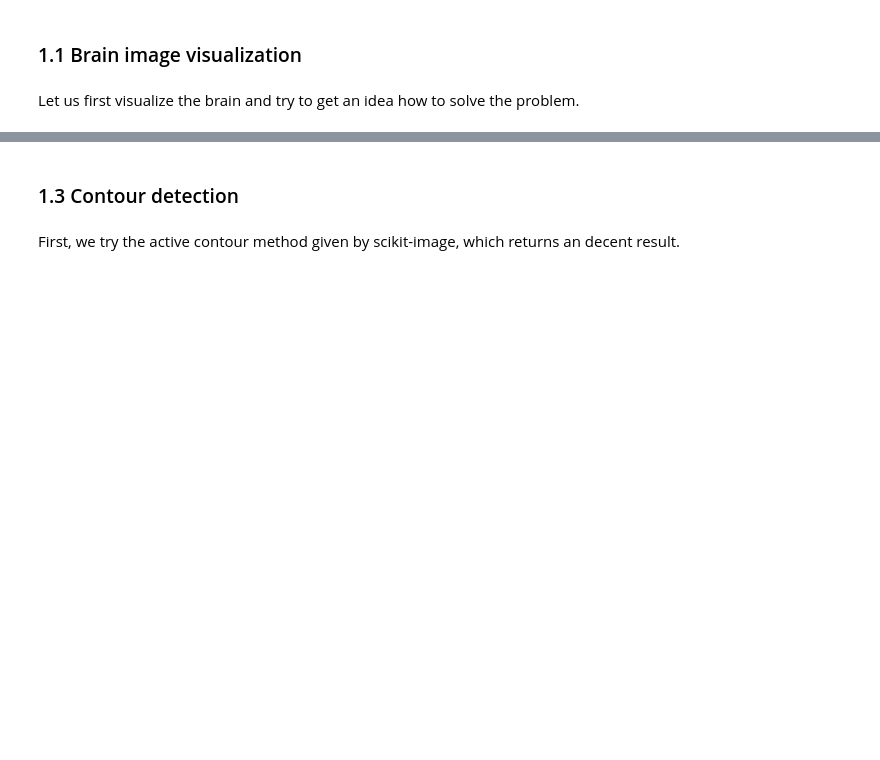
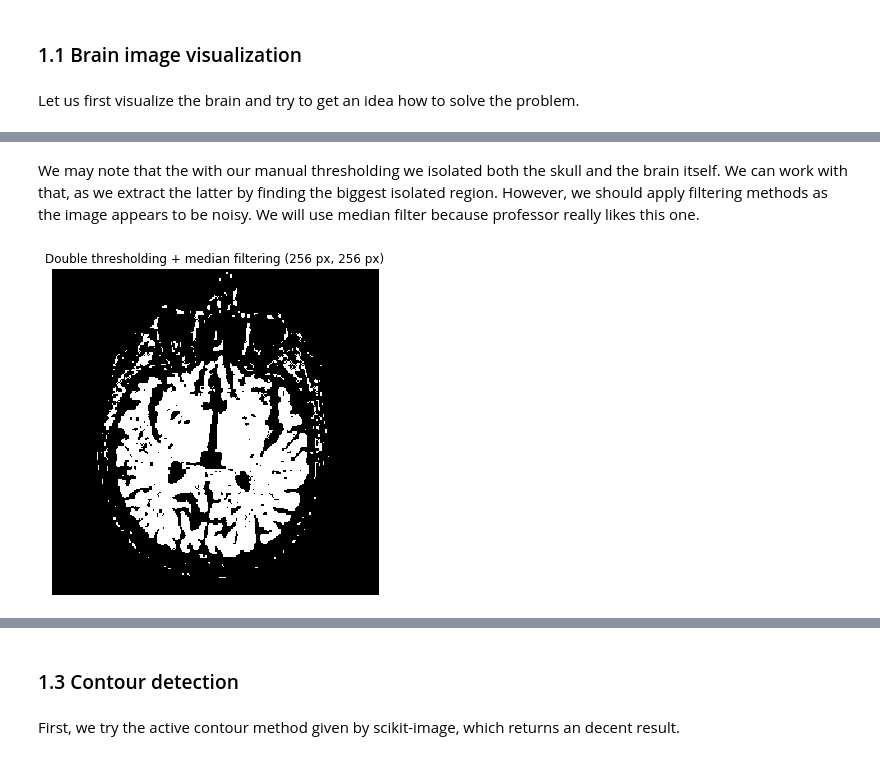
Before and after one commit to oganesManasian/Image-analysis-and-pattern-recognition, a Jupyter notebook: labs/lab_01_segmentation.ipynb, the cells around one changed output, grey strips where cells are left out. Saved outputs shown, nothing was run; the diff lists cells and outputs as text; code cells hidden in the pictures; blank space fills up the shorter version.

```diff
--- a/labs/lab_01_segmentation.ipynb
+++ b/labs/lab_01_segmentation.ipynb
@@ -232,0 +207,11 @@ As we can see combination of methods: Double Threshold + closing + median - work
+# %% [markdown]
+We may note that the with our manual thresholding we isolated both the skull and the brain itself. We can work with that, as we extract the latter by finding the biggest isolated region. However, we should apply filtering methods as the image appears to be noisy. We will use median filter because professor really likes this one.
+# %%
+brain_mask_double_filtered = median(brain_mask_double, selem=disk(1))
+
+fig, ax = plt.subplots(1, 1, figsize=(6, 6))
+ax.imshow(brain_mask_double_filtered, cmap='gray')
+ax.set_title('Double thresholding + median filtering ({} px, {} px)'.format(im_h, im_w))
+ax.axis('off');
+# %% [output]
+[figure, added]
```
Also changed, not shown: parts of 40 cells of this notebook.
